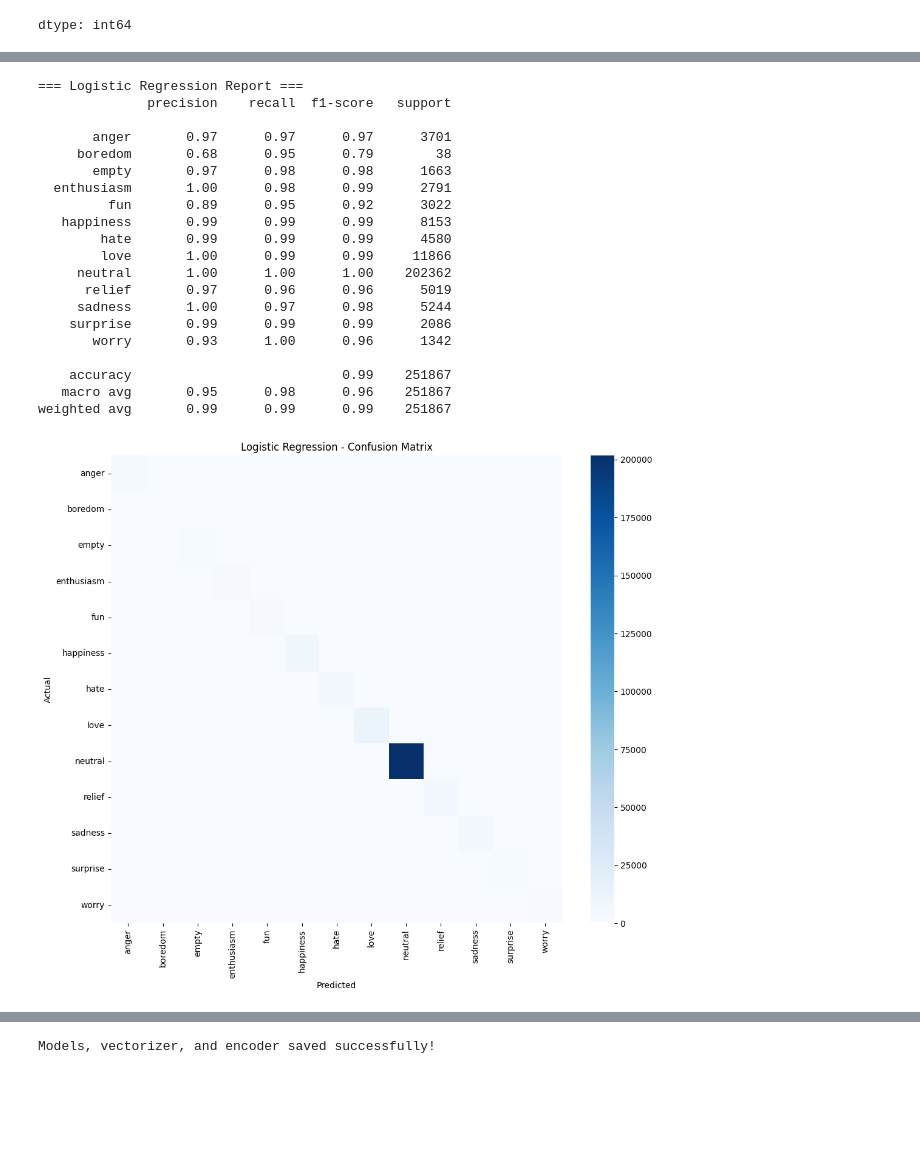
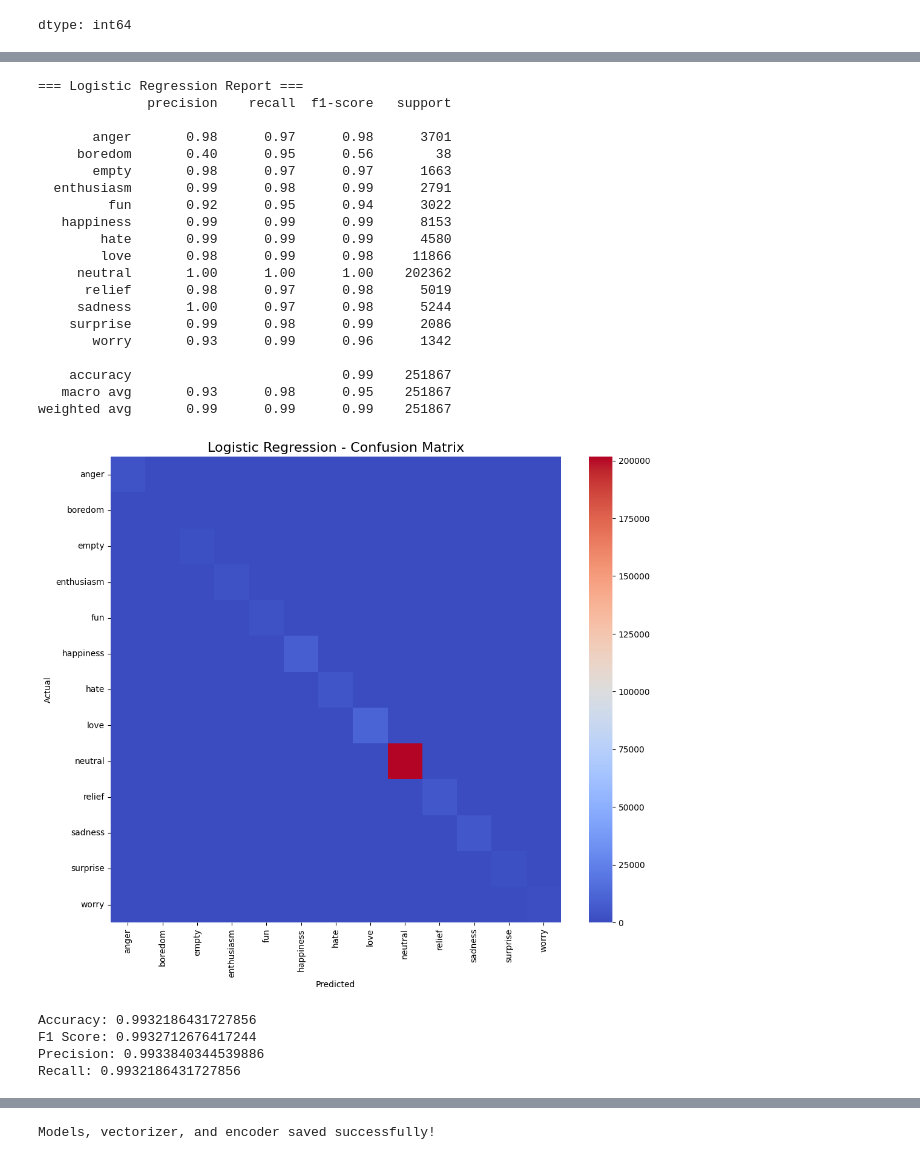
Before and after one commit to nasirabbas827/textbasedemotion-ifrah-finalcode, a Jupyter notebook: NotebookFile/textbased_bilal&ifrah.ipynb, the cells around one changed output, grey strips where cells are left out. Drawn from its saved outputs; the diff is of its cells as text; code cells hidden in the pictures; blank space fills up the shorter version.

```diff
--- a/NotebookFile/textbased_bilal&ifrah.ipynb
+++ b/NotebookFile/textbased_bilal&ifrah.ipynb
@@ -173,44 +146,55 @@ y_pred_lr = log_reg.predict(X_test_tfidf)
 # %%
-# Show precision, recall, F1-score for each class
+log_reg = LogisticRegression(max_iter=500, n_jobs=-1)
+log_reg.fit(X_train_balanced, y_train_balanced)
+
+y_pred_lr = log_reg.predict(X_test_tfidf)
+
 print("=== Logistic Regression Report ===")
 print(classification_report(y_test, y_pred_lr, target_names=label_encoder.classes_))
 # %% [output]
 === Logistic Regression Report ===
               precision    recall  f1-score   support
 
-       anger       0.97      0.97      0.97      3701
-     boredom       0.68      0.95      0.79        38
-       empty       0.97      0.98      0.98      1663
-  enthusiasm       1.00      0.98      0.99      2791
-         fun       0.89      0.95      0.92      3022
+       anger       0.98      0.97      0.98      3701
+     boredom       0.40      0.95      0.56        38
+       empty       0.98      0.97      0.97      1663
+  enthusiasm       0.99      0.98      0.99      2791
+         fun       0.92      0.95      0.94      3022
    happiness       0.99      0.99      0.99      8153
         hate       0.99      0.99      0.99      4580
-        love       1.00      0.99      0.99     11866
+        love       0.98      0.99      0.98     11866
      neutral       1.00      1.00      1.00    202362
-      relief       0.97      0.96      0.96      5019
+      relief       0.98      0.97      0.98      5019
      sadness       1.00      0.97      0.98      5244
-    surprise       0.99      0.99      0.99      2086
-       worry       0.93      1.00      0.96      1342
+    surprise       0.99      0.98      0.99      2086
+       worry       0.93      0.99      0.96      1342
 
     accuracy                           0.99    251867
-   macro avg       0.95      0.98      0.96    251867
+   macro avg       0.93      0.98      0.95    251867
 weighted avg       0.99      0.99      0.99    251867
 # %%
-# Compute confusion matrix
 cm_lr = confusion_matrix(y_test, y_pred_lr)
 
-# Plot confusion matrix
 plt.figure(figsize=(12, 10))
 sns.heatmap(
     cm_lr,
     annot=False,
-    cmap="Blues",
+    cmap="coolwarm",  # multi-color scheme
     xticklabels=label_encoder.classes_,
     yticklabels=label_encoder.classes_
 )
-plt.title("Logistic Regression - Confusion Matrix")
+plt.title("Logistic Regression - Confusion Matrix", fontsize=16)
 plt.xlabel("Predicted")
 plt.ylabel("Actual")
 plt.show()
+
+print("Accuracy:", accuracy_score(y_test, y_pred_lr))
+print("F1 Score:", f1_score(y_test, y_pred_lr, average="weighted"))
+print("Precision:", precision_score(y_test, y_pred_lr, average="weighted"))
+print("Recall:", recall_score(y_test, y_pred_lr, average="weighted"))
 # %% [output]
-[figure, old version]
+[figure, new version]
+Accuracy: 0.9932186431727856
+F1 Score: 0.9932712676417244
+Precision: 0.9933840344539886
+Recall: 0.9932186431727856
```
Also changed, not shown: parts of 19 cells of this notebook, 3 other files.
